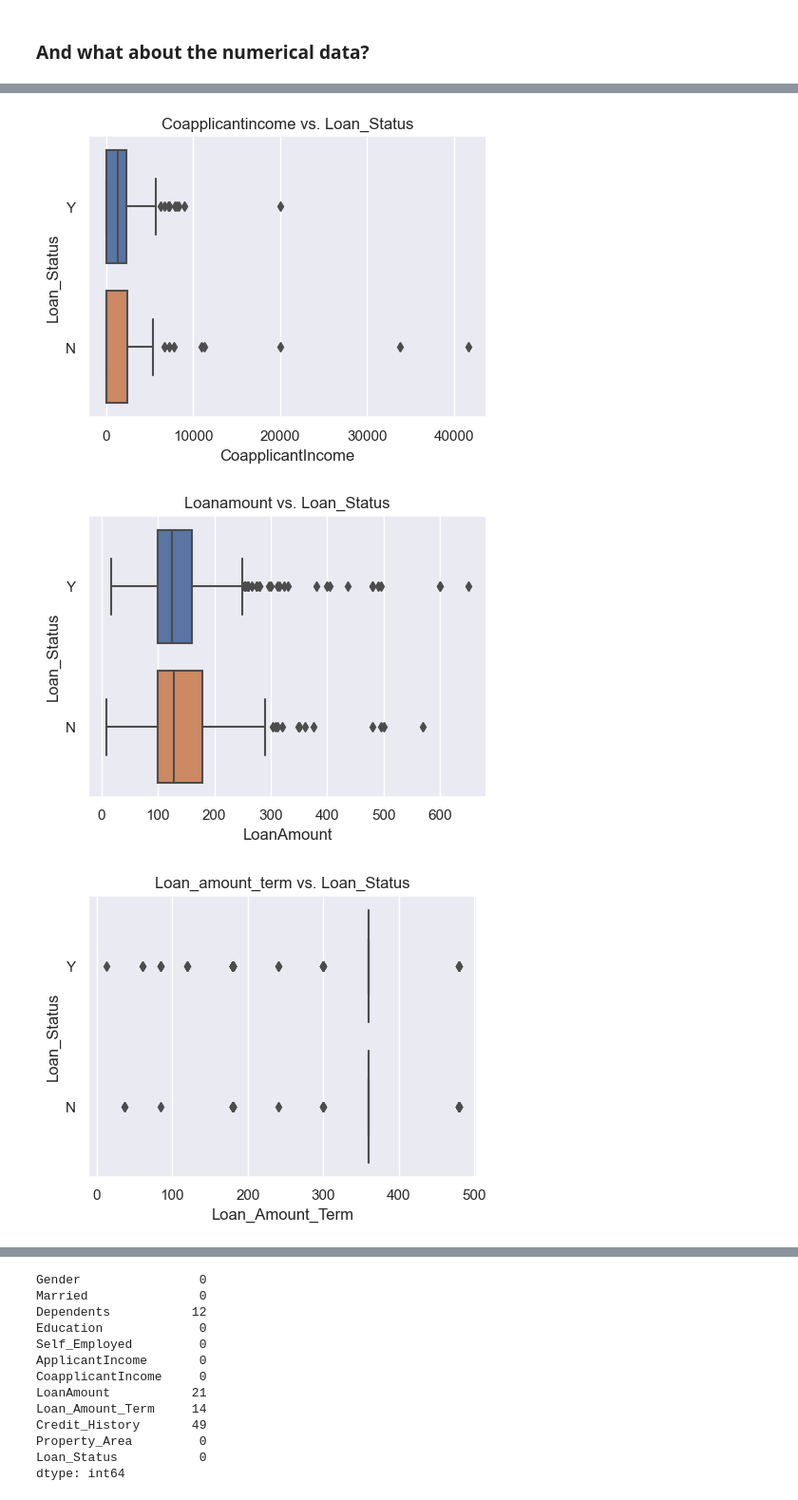
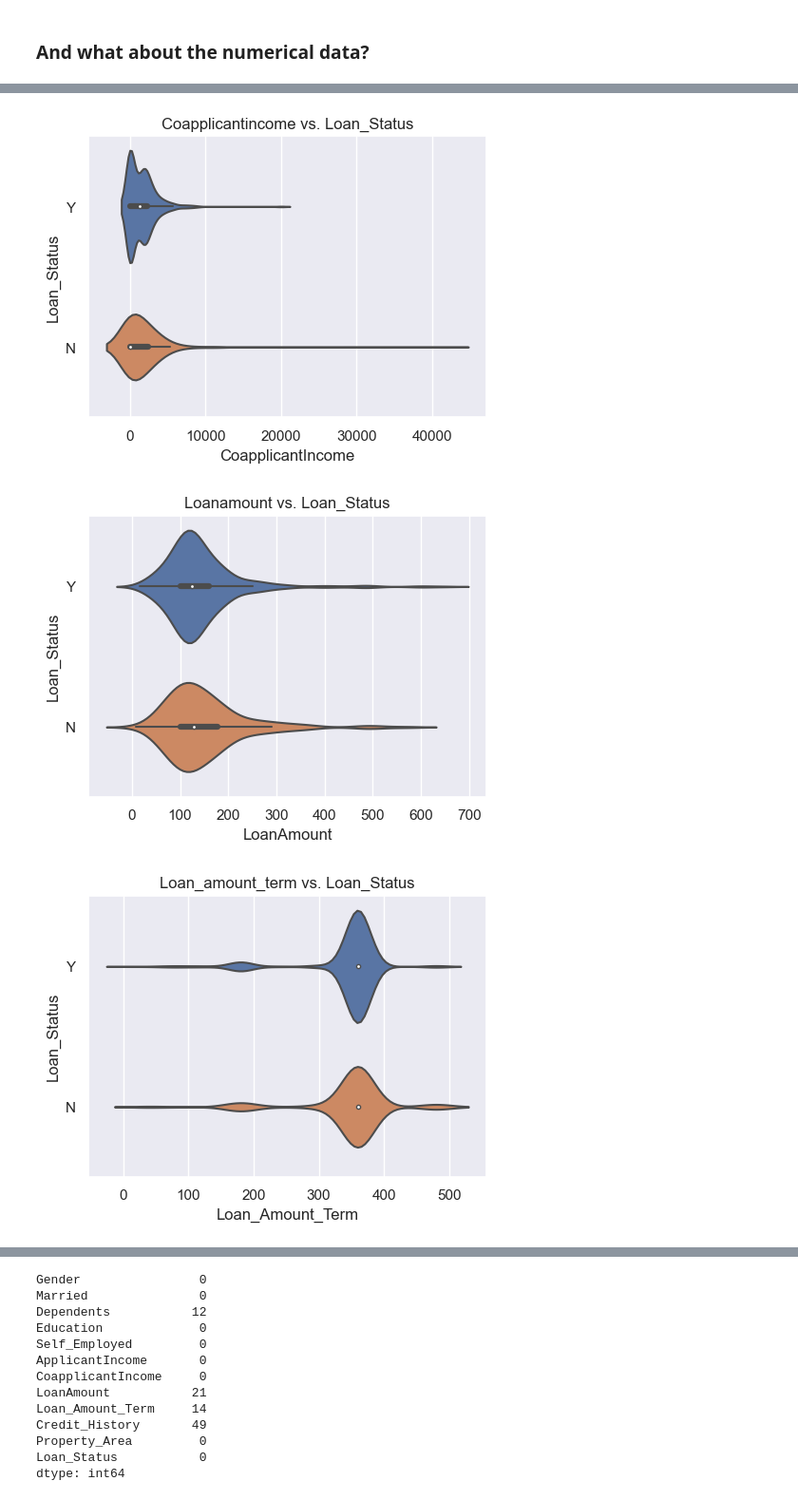
Before and after one commit to juliuszciazynski/Loan_Prediction, a Jupyter notebook: loans_final.ipynb, the cells around one changed output, grey strips where cells are left out. Shown: that part at 95% size. Drawn from its saved outputs; the diff is of its cells as text; code cells hidden in the pictures.

```diff
--- a/loans_final.ipynb
+++ b/loans_final.ipynb
@@ -95,9 +137,11 @@ import seaborn as sns
 
 def plot_box(X, Y, x):
     plt.figure(figsize=(5, 4))
-    sns.boxplot(data=X, x=x, y=Y)
+    sns.violinplot(data=X, x=x, y=Y)
     plt.title(f"{x.capitalize()} vs. Loan_Status")
     plt.tight_layout()
+
+#splitting into continuous and categorical variables
 cont_feat = ['ApplicantIncome', 'CoapplicantIncome', 'LoanAmount', 'Loan_Amount_Term']
 cat_feat = ['Gender', 'Married', 'Dependents', 'Education', 'Self_Employed','Property_Area','Credit_History']
 
@@ -109,3 +153,3 @@ plt.show()
-[figure, old version]
+[figure, new version]
-[figure, old version]
+[figure, new version]
-[figure, old version]
+[figure, new version]
```
Also changed, not shown: parts of 52 cells of this notebook.
